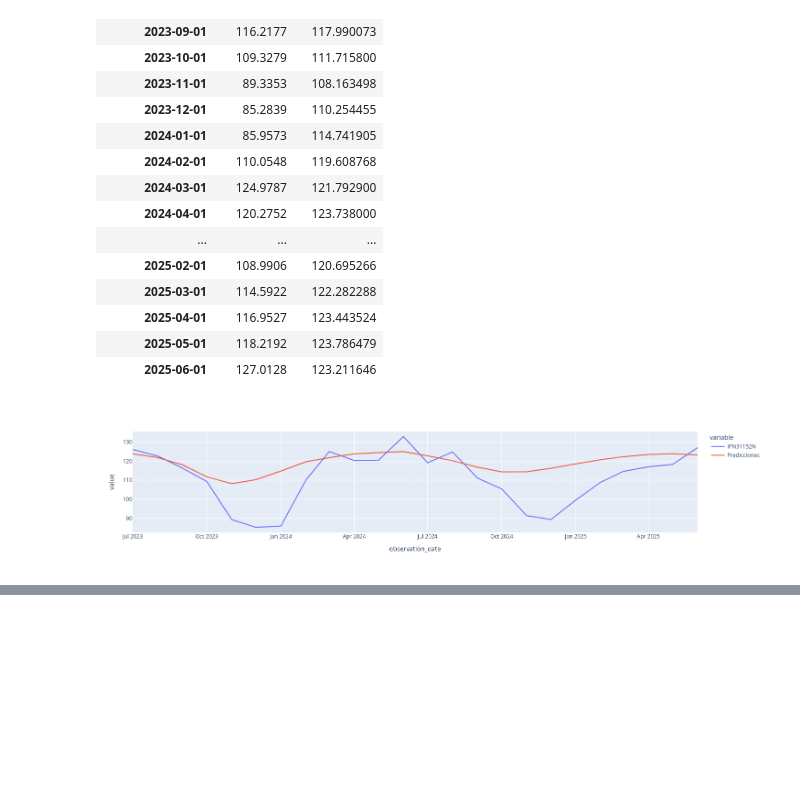
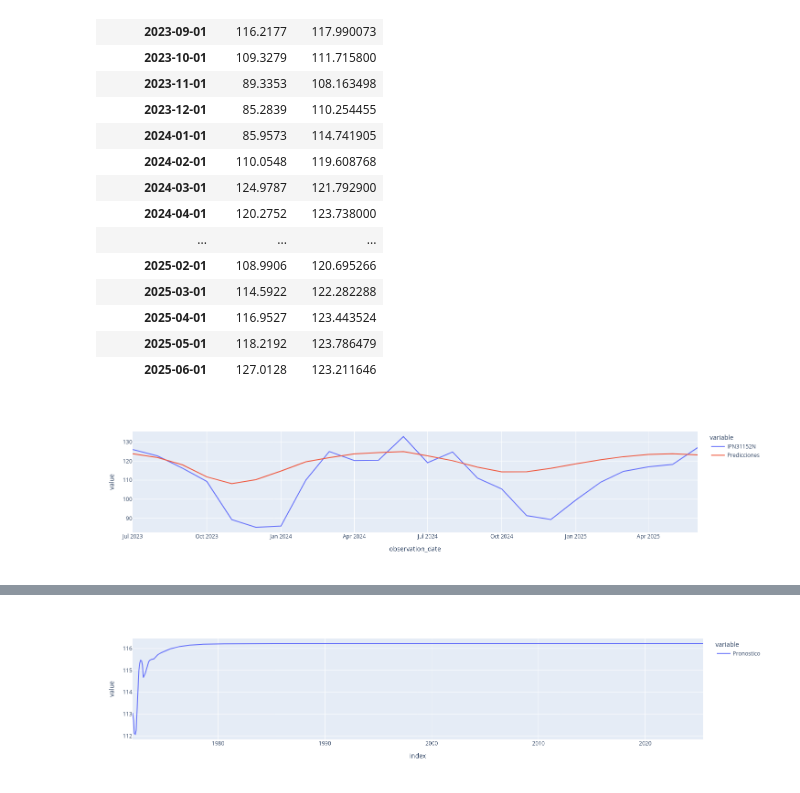
Before and after one commit to nel-eleven11/Lab5_DataScience, a Jupyter notebook: lab5.ipynb, the cells around one changed output, grey strips where cells are left out. Drawn from its saved outputs; the diff is of its cells as text; code cells hidden in the pictures; blank space fills up the shorter version.

```diff
--- a/lab5.ipynb
+++ b/lab5.ipynb
@@ -362,0 +391,16 @@ fig.show()
+# %%
+pronostico = []
+
+periodos = 642
+
+primera_tanda_eval = datos_completos_escalados[-longitud:]
+tanda_actual = primera_tanda_eval.reshape((1, longitud, n_features))
+
+for i in range(periodos):
+
+    prediccion_actual = modelo.predict(tanda_actual)[0]
+
+    pronostico.append(prediccion_actual)
+
+    tanda_actual = np.append(tanda_actual[:,1:,:],
+                             [[prediccion_actual]], axis = 1)
@@ -362,0 +425,2 @@ fig.show()
+# %%
+pronostico = scaler.inverse_transform(pronostico)
@@ -362,0 +446,8 @@ fig.show()
+# %%
+indice_pronostico = pd.date_range(start='1972-01-01',
+                                  periods = periodos,
+                                  freq = 'MS')
+# %%
+df_pronostico = pd.DataFrame(data = pronostico,
+                             index = indice_pronostico,
+                             columns = ['Pronostico'])
@@ -362,0 +475,5 @@ fig.show()
+# %%
+fig = px.line(df_pronostico)
+fig.show()
+# %% [output]
+[figure, added]
```
Also changed, not shown: parts of 12 cells of this notebook.
